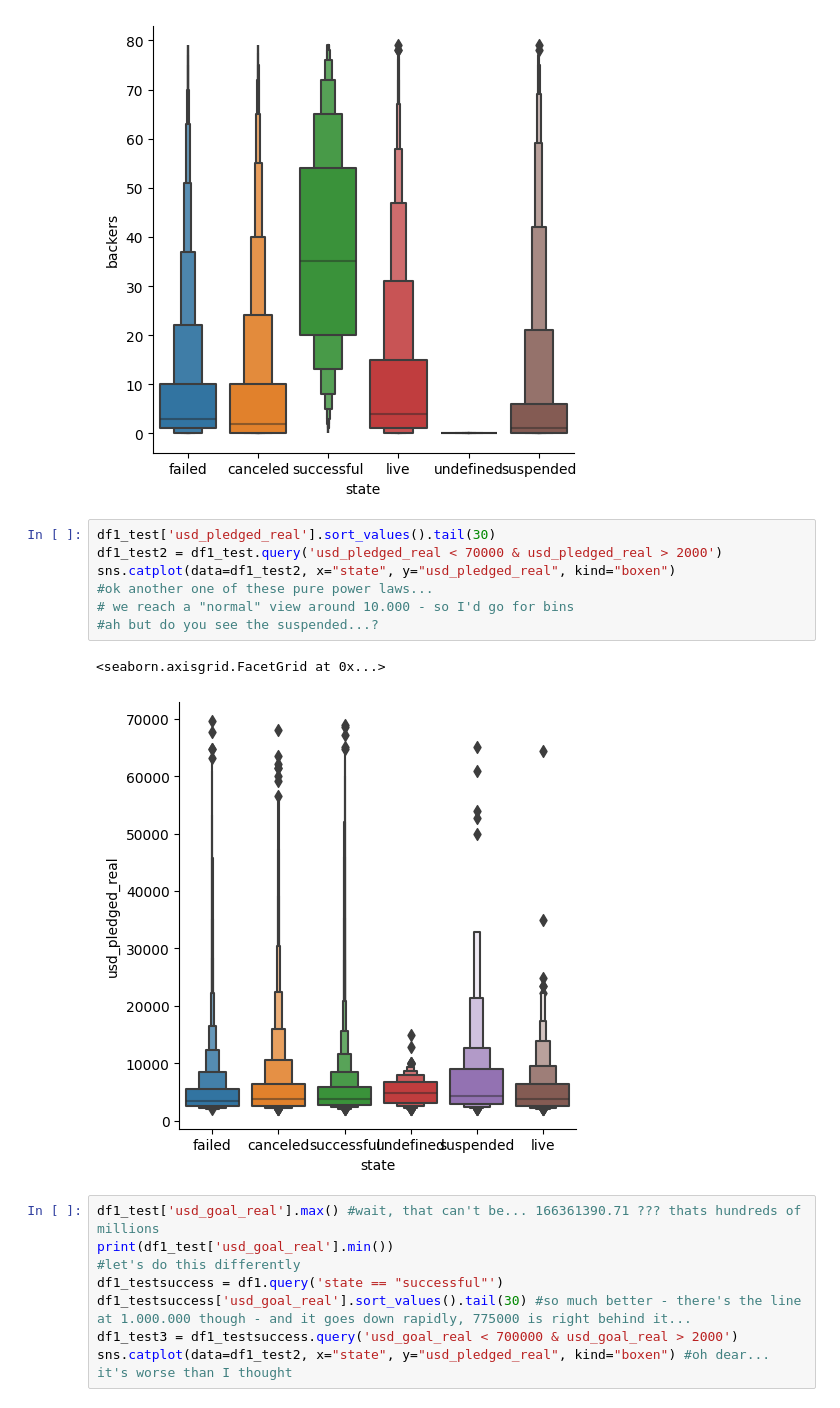
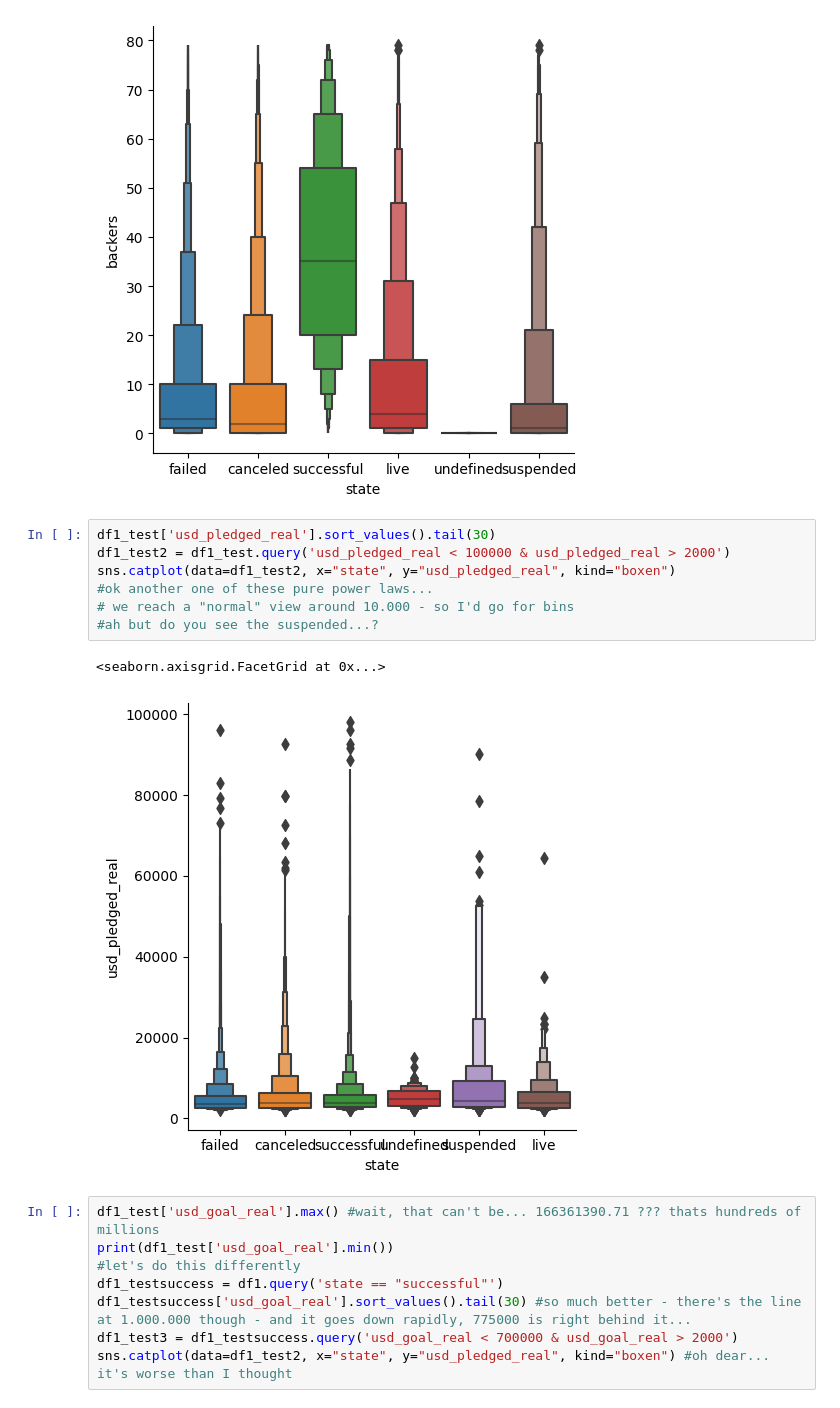
Before and after one commit to Senana/ds-ml-project_kickstarters, a Jupyter notebook: notebooks/eda/senanas_eda.ipynb, the cells around one changed output. Cells and saved outputs as stored; diff of their text form.

```diff
--- a/notebooks/eda/senanas_eda.ipynb
+++ b/notebooks/eda/senanas_eda.ipynb
@@ -231,14 +231,14 @@ sns.catplot(data=df1_test, x="state", y="backers", kind="boxen")
 [figure]
 # %%
 df1_test['usd_pledged_real'].sort_values().tail(30)
-df1_test2 = df1_test.query('usd_pledged_real < 70000 & usd_pledged_real > 2000')
+df1_test2 = df1_test.query('usd_pledged_real < 100000 & usd_pledged_real > 2000')
 sns.catplot(data=df1_test2, x="state", y="usd_pledged_real", kind="boxen")
 #ok another one of these pure power laws...
 # we reach a "normal" view around 10.000 - so I'd go for bins
 #ah but do you see the suspended...?
 # %% [output]
 <seaborn.axisgrid.FacetGrid at 0x...>
-[figure, old version]
+[figure, new version]
 # %%
 df1_test['usd_goal_real'].max() #wait, that can't be... 166361390.71 ??? thats hundreds of millions
 print(df1_test['usd_goal_real'].min())
```
Also changed, not shown: 1 other file.
